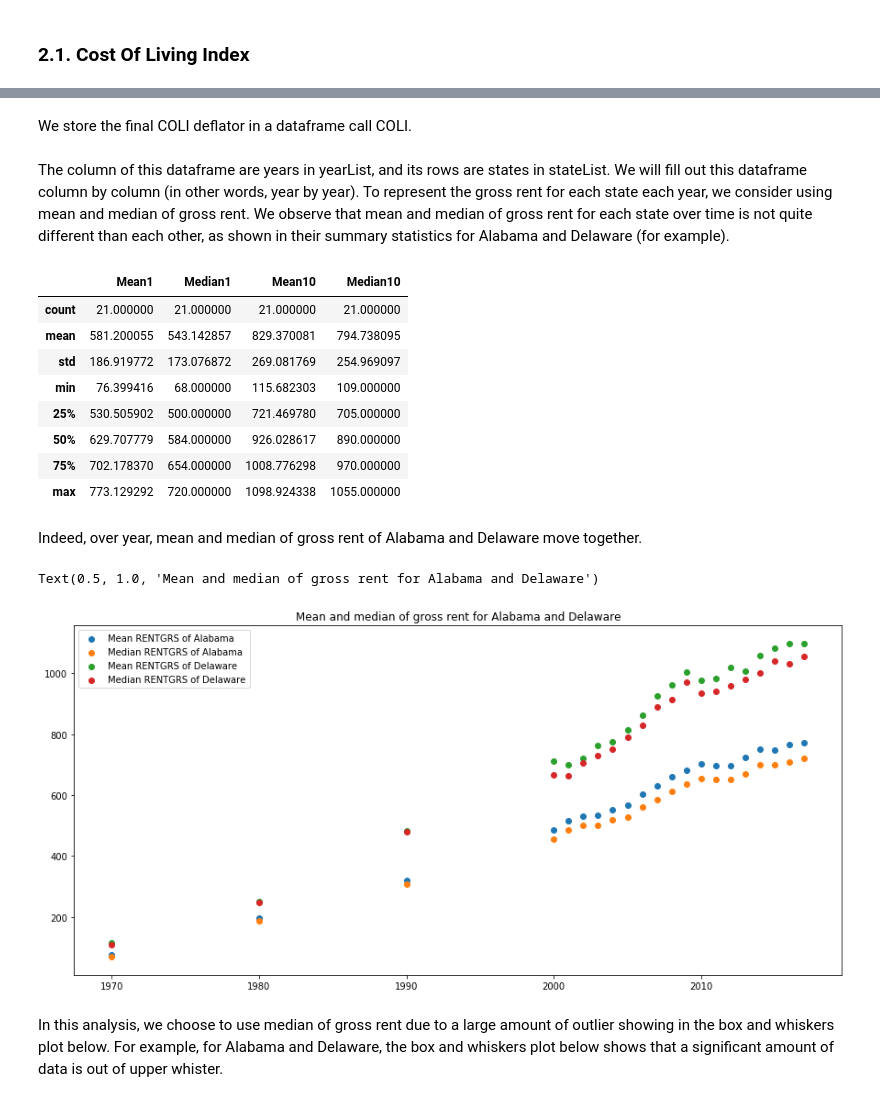
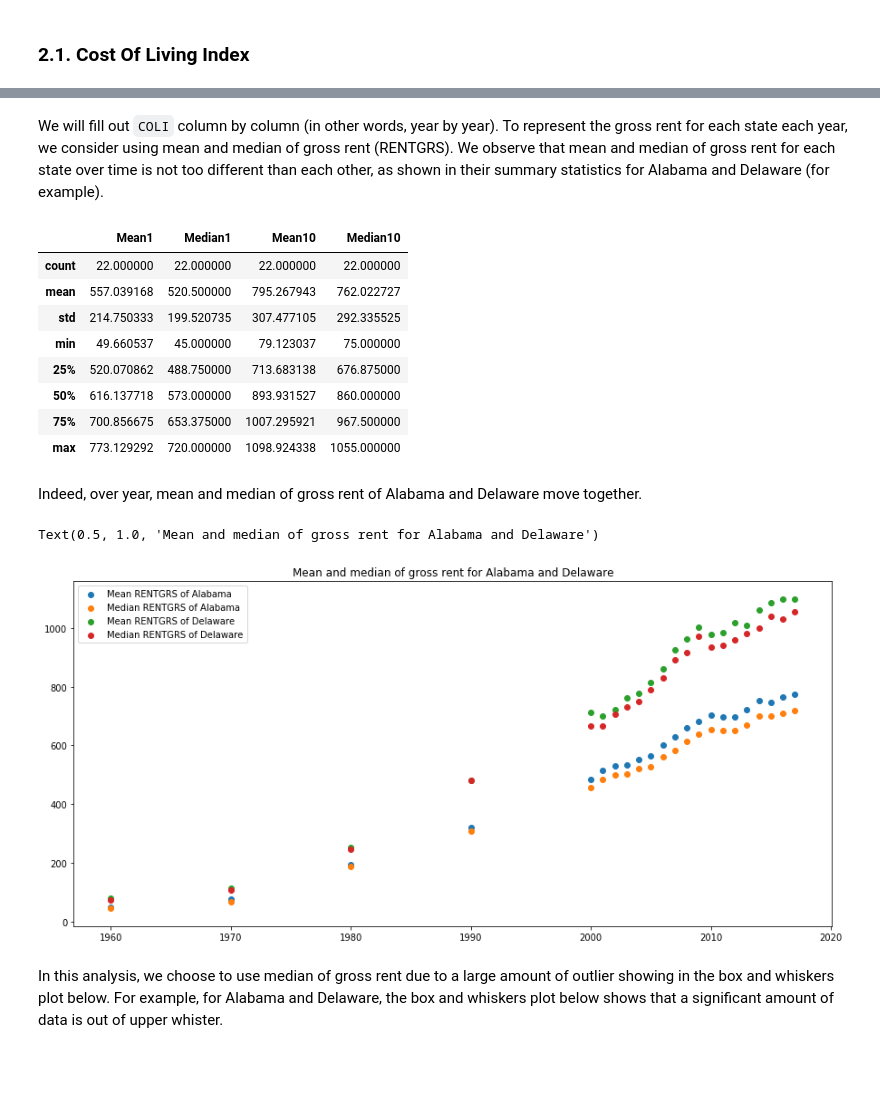
Before and after one commit to sangttruong/incomevis, a Jupyter notebook: main.ipynb, the cells around one changed output, grey strips where cells are left out. Cells and saved outputs as stored; diff of their text form; code cells hidden in the pictures; blank space fills up the shorter version.

````diff
--- a/main.ipynb
+++ b/main.ipynb
@@ -33,0 +119,3 @@ Drive already mounted at /content/gdrive; to attempt to forcibly remount, call d
+# %%
+raw_rent = pd.read_csv(in_path + "ipums-usa.csv")
+raw_rent.head(5)
@@ -33,0 +131,3 @@ Drive already mounted at /content/gdrive; to attempt to forcibly remount, call d
+# %%
+raw_rent = raw_rent[pd.notnull(raw_rent.RENTGRS)]
+raw_rent.head(5)
@@ -33,0 +143,6 @@ Drive already mounted at /content/gdrive; to attempt to forcibly remount, call d
+# %%
+# Eliminate RENTGRS = 0
+raw_rent = raw_rent[raw_rent.RENTGRS > 0]
+
+# Select the household head
+raw_rent = raw_rent[raw_rent.RELATE == 1]
@@ -102,4 +223,2 @@ raw_housing = raw_housing.drop(columns = ['RELATE'])
-# %% [markdown]
-We store the final COLI deflator in a dataframe call COLI.
 # %%
 # Generate COLI grid
@@ -107,8 +226,8 @@ COLI = pd.DataFrame(columns = yearList, index = stateList)
 # %% [markdown]
- The column of this dataframe are years in yearList, and its rows are states in stateList. We will fill out this dataframe column by column (in other words, year by year). To represent the gross rent for each state each year, we consider using mean and median of gross rent. We observe that mean and median of gross rent for each state over time is not quite different than each other, as shown in their summary statistics for Alabama and Delaware (for example).
+We will fill out ```COLI``` column by column (in other words, year by year). To represent the gross rent for each state each year, we consider using mean and median of gross rent (RENTGRS). We observe that mean and median of gross rent for each state over time is not too different than each other, as shown in their summary statistics for Alabama and Delaware (for example).
 # %%
 # Alabama
-state1 = raw_housing[raw_housing.STATEFIP == 1]
+state1 = raw_rent[raw_rent.STATEFIP == 1]
 meanRENTGRS1 = state1.groupby(state1['YEAR'])['RENTGRS'].mean()
 meanRENTGRS1sum = pd.DataFrame(meanRENTGRS1.describe())
 meanRENTGRS1sum.rename(columns={'RENTGRS':'Mean1'}, inplace = True)
@@ -118,7 +237,7 @@ medianRENTGRS1sum = pd.DataFrame(medianRENTGRS1.describe())
 medianRENTGRS1sum.rename(columns={'RENTGRS':'Median1'}, inplace = True)
 
 # Delaware
-state10 = raw_housing[raw_housing.STATEFIP == 10]
+state10 = raw_rent[raw_rent.STATEFIP == 10]
 meanRENTGRS10 = state10.groupby(state10['YEAR'])['RENTGRS'].mean()
 meanRENTGRS10sum = pd.DataFrame(meanRENTGRS10.describe())
 meanRENTGRS10sum.rename(columns={'RENTGRS':'Mean10'}, inplace = True)
@@ -132,27 +251,28 @@ summary1_10 = pd.concat([meanRENTGRS1sum, medianRENTGRS1sum, meanRENTGRS10sum, m
 summary1_10
 # %% [output]
 |  | Mean1 | Median1 | Mean10 | Median10 |
-| count | 21.000000 | 21.000000 | 21.000000 | 21.000000 |
-| mean | 581.200055 | 543.142857 | 829.370081 | 794.738095 |
-| std | 186.919772 | 173.076872 | 269.081769 | 254.969097 |
-| min | 76.399416 | 68.000000 | 115.682303 | 109.000000 |
-| 25% | 530.505902 | 500.000000 | 721.469780 | 705.000000 |
-| 50% | 629.707779 | 584.000000 | 926.028617 | 890.000000 |
-| 75% | 702.178370 | 654.000000 | 1008.776298 | 970.000000 |
+| count | 22.000000 | 22.000000 | 22.000000 | 22.000000 |
+| mean | 557.039168 | 520.500000 | 795.267943 | 762.022727 |
+| std | 214.750333 | 199.520735 | 307.477105 | 292.335525 |
+| min | 49.660537 | 45.000000 | 79.123037 | 75.000000 |
+| 25% | 520.070862 | 488.750000 | 713.683138 | 676.875000 |
+| 50% | 616.137718 | 573.000000 | 893.931527 | 860.000000 |
+| 75% | 700.856675 | 653.375000 | 1007.295921 | 967.500000 |
 | max | 773.129292 | 720.000000 | 1098.924338 | 1055.000000 |
 # %% [markdown]
 Indeed, over year, mean and median of gross rent of Alabama and Delaware move together.
 # %%
 plt.figure(figsize=(15,7))
-plt.scatter(yearList, meanRENTGRS1)
-plt.scatter(yearList, medianRENTGRS1)
-plt.scatter(yearList, meanRENTGRS10)
-plt.scatter(yearList, medianRENTGRS10)
-plt.legend(labels = ["Mean RENTGRS of Alabama", "Median RENTGRS of Alabama", "Mean RENTGRS of Delaware", "Median RENTGRS of Delaware"])
+plt.scatter(year_usa, meanRENTGRS1)
+plt.scatter(year_usa, medianRENTGRS1)
+plt.scatter(year_usa, meanRENTGRS10)
+plt.scatter(year_usa, medianRENTGRS10)
+plt.legend(labels = ["Mean RENTGRS of Alabama", "Median RENTGRS of Alabama",
+                     "Mean RENTGRS of Delaware", "Median RENTGRS of Delaware"])
 plt.title("Mean and median of gross rent for Alabama and Delaware")
 # %% [output]
 Text(0.5, 1.0, 'Mean and median of gross rent for Alabama and Delaware')
-[figure, old version]
+[figure, new version]
 # %% [markdown]
 In this analysis, we choose to use median of gross rent due to a large amount of outlier showing in the box and whiskers plot below. For example, for Alabama and Delaware, the box and whiskers plot below shows that a significant amount of data is out of upper whister.
 # %%
````
Also changed, not shown: parts of 107 cells of this notebook.
